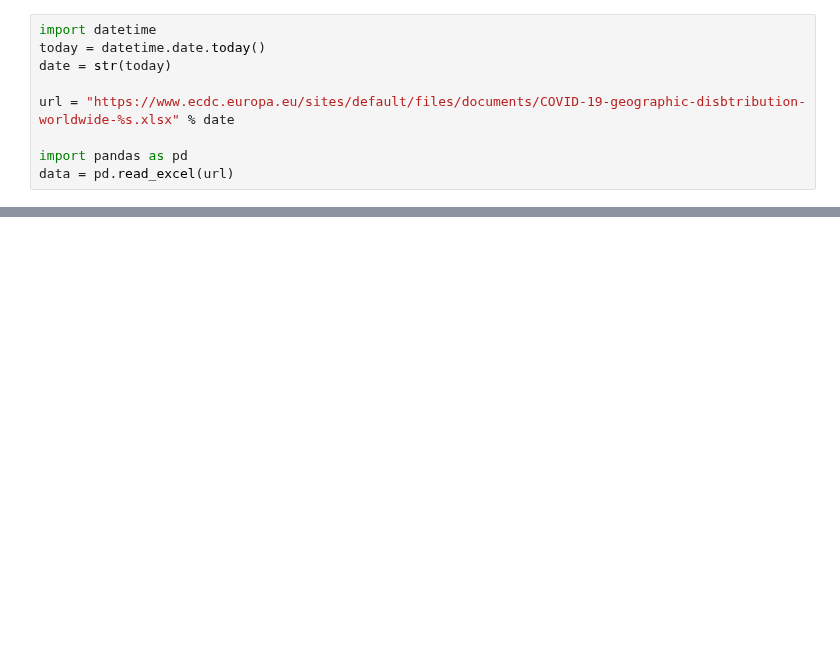
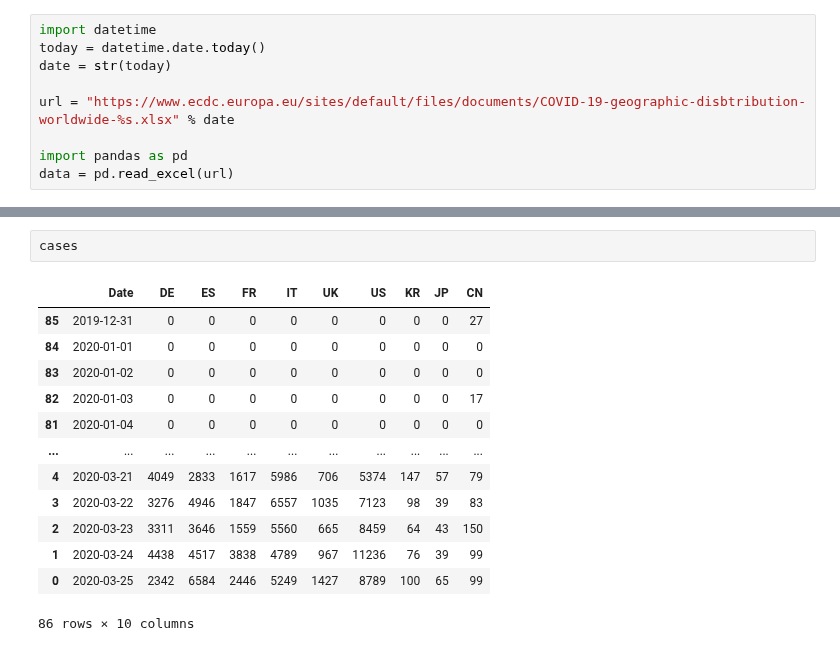
Before and after one commit to mpetersen/corona-analysis, a Jupyter notebook: jupyter/work/Corona.ipynb, the cells around one changed output, grey strips where cells are left out. Cells and saved outputs as stored; diff of their text form; blank space fills up the shorter version.

```diff
--- a/jupyter/work/Corona.ipynb
+++ b/jupyter/work/Corona.ipynb
@@ -37,0 +38,16 @@ sumCases.plot.line(logy=True, figsize=(20, 10), ylim=(100, None))
+# %%
+cases
+# %% [output]
+|  | Date | DE | ES | FR | IT | UK | US | KR | JP | CN |
+| 85 | 2019-12-31 | 0 | 0 | 0 | 0 | 0 | 0 | 0 | 0 | 27 |
+| 84 | 2020-01-01 | 0 | 0 | 0 | 0 | 0 | 0 | 0 | 0 | 0 |
+| 83 | 2020-01-02 | 0 | 0 | 0 | 0 | 0 | 0 | 0 | 0 | 0 |
+| 82 | 2020-01-03 | 0 | 0 | 0 | 0 | 0 | 0 | 0 | 0 | 17 |
+| 81 | 2020-01-04 | 0 | 0 | 0 | 0 | 0 | 0 | 0 | 0 | 0 |
+| ... | ... | ... | ... | ... | ... | ... | ... | ... | ... | ... |
+| 4 | 2020-03-21 | 4049 | 2833 | 1617 | 5986 | 706 | 5374 | 147 | 57 | 79 |
+| 3 | 2020-03-22 | 3276 | 4946 | 1847 | 6557 | 1035 | 7123 | 98 | 39 | 83 |
+| 2 | 2020-03-23 | 3311 | 3646 | 1559 | 5560 | 665 | 8459 | 64 | 43 | 150 |
+| 1 | 2020-03-24 | 4438 | 4517 | 3838 | 4789 | 967 | 11236 | 76 | 39 | 99 |
+| 0 | 2020-03-25 | 2342 | 6584 | 2446 | 5249 | 1427 | 8789 | 100 | 65 | 99 |
+86 rows × 10 columns
```
Also changed, not shown: parts of 3 cells of this notebook, 1 other file.
